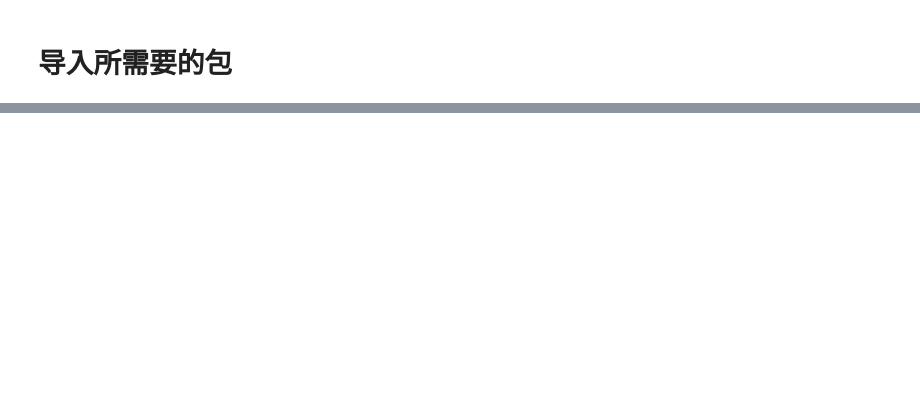
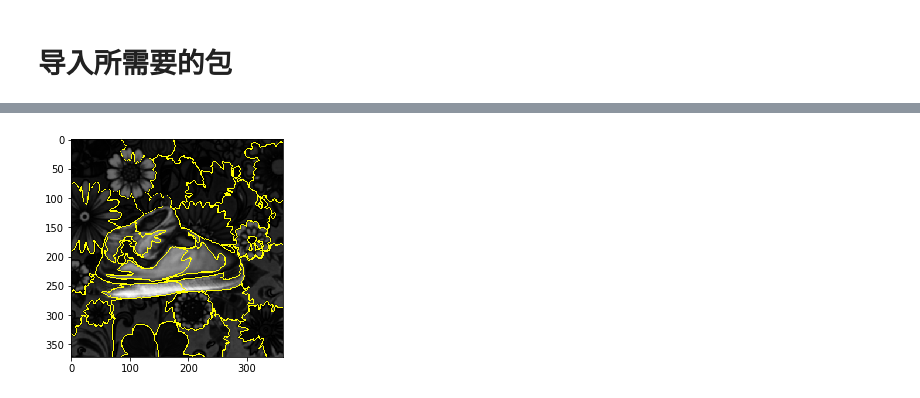
Before and after one commit to YueLiu-coder/Saliency_based_image_segmentation, a Jupyter notebook: Saliency_based_image_segmentation.ipynb, the cells around one changed output, grey strips where cells are left out. Drawn from its saved outputs; the diff is of its cells as text; code cells hidden in the pictures; blank space fills up the shorter version.

```diff
--- a/Saliency_based_image_segmentation.ipynb
+++ b/Saliency_based_image_segmentation.ipynb
@@ -56,0 +57,8 @@ plt.show()
+# %%
+segments = slic(gray_lab, n_segments= 50)
+fig = plt.figure()
+ax = fig.add_subplot(1, 1, 1)
+ax.imshow(mark_boundaries(lab, segments))
+plt.show()
+# %% [output]
+[figure, added]
```
Also changed, not shown: parts of 10 cells of this notebook, 2 other files.
